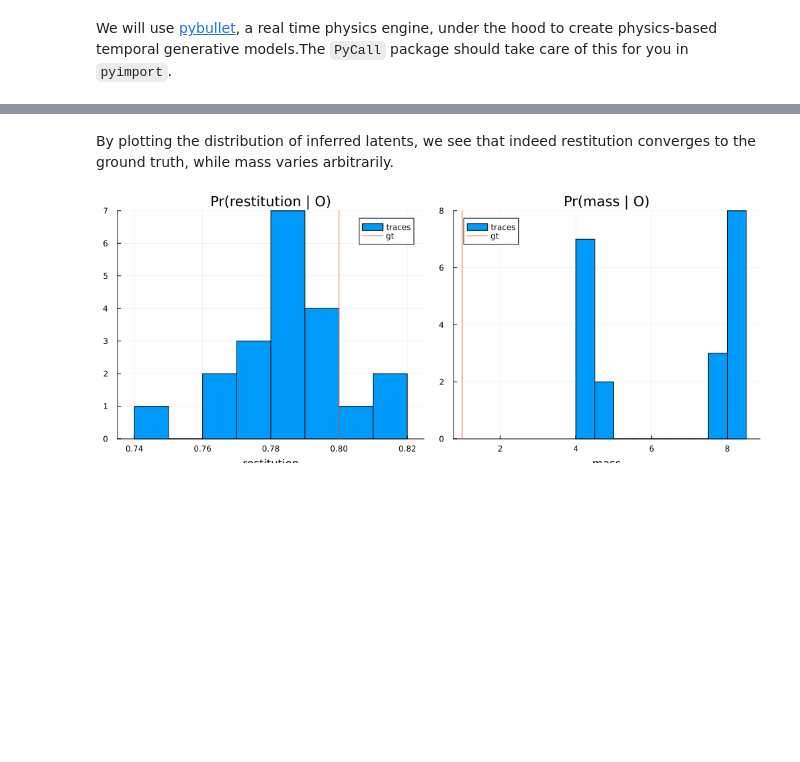
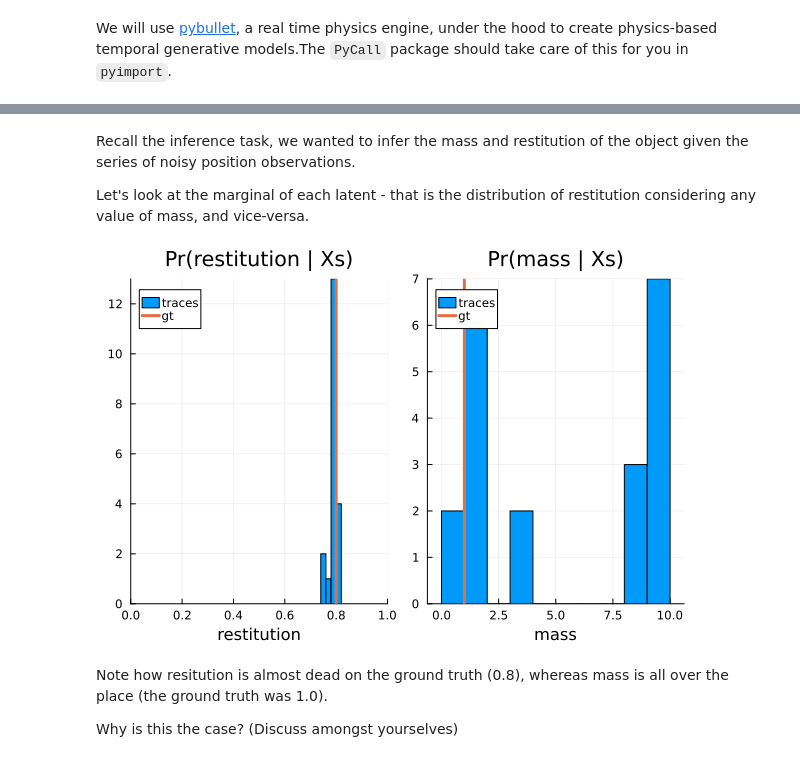
Before and after one commit to CNCLgithub/Algorithms-of-the-Mind, a Jupyter notebook: labs/lab-06/bouncing-balls.ipynb, the cells around one changed output, grey strips where cells are left out. Drawn from its saved outputs; the diff is of its cells as text; code cells hidden in the pictures; blank space fills up the shorter version.

```diff
--- a/labs/lab-06/bouncing-balls.ipynb
+++ b/labs/lab-06/bouncing-balls.ipynb
@@ -459,0 +654,19 @@ Visualizing the predictions of these traces, we can see that the inference proce
+# %%
+"""A truncated normal distribution"""
+struct TruncNorm <: Gen.Distribution{Float64} end
+
+const trunc_norm = TruncNorm()
+
+function Gen.random(::TruncNorm, mu::U, noise::T, low::T, high::T) where {U<:Real,T<:Real}
+    d = Distributions.Truncated(Distributions.Normal(mu, noise),
+                                low, high)
+
+    return Distributions.rand(d)
+end;
+
+function Gen.logpdf(::TruncNorm, x::Float64, mu::U, noise::T, low::T, high::T) where {U<:Real,T<:Real}
+    d = Distributions.Truncated(Distributions.Normal(mu, noise),
+                                low, high)
+
+    return Distributions.logpdf(d, x)
+end;
@@ -465,32 +720,41 @@ Plots.AnimatedGif("/Users/john/10-projects/10.02-algorithms-of-the-mind/labs/lab
-# %% [markdown]
-By plotting the distribution of inferred latents, we see that indeed restitution converges to the ground truth, while mass varies arbitrarily.
+# %% [markdown]
+Recall the inference task, we wanted to infer the mass and restitution of the object given the series of noisy position observations.
+
+Let's look at the marginal of each latent - that is the distribution of restitution considering any value of mass, and vice-versa.
 # %%
 function get_latents(traces::Vector{<:Gen.Trace})
     n = length(traces)
     mass = Vector{Float64}(undef, n)
     restitution = Vector{Float64}(undef, n)
     for i = 1:n
-        mass[i] = traces[i][:prior => 1 => :mass]
-        restitution[i] = traces[i][:prior => 1 => :restitution]
+        mass[i] = traces[i][:latents => 1 => :mass]
+        restitution[i] = traces[i][:latents => 1 => :restitution]
     end
     (mass, restitution)
 end
 
-function plot_latents(traces::Vector{<:Gen.Trace})
+function plot_latents(traces::Vector{<:Gen.Trace}; gt_mass = 1.0,
+                     gt_res = 0.8)
     mass, restitution = get_latents(traces)
     res_plt = histogram(
-        restitution, title="Pr(restitution | O)",
-        xlabel="restitution", bins=10, label="traces"
+        restitution, title="Pr(restitution | Xs)",
+        xlabel="restitution", label="traces",
+        xlims = (0., 1.0),
+        bins=3
     )
-    vline!(res_plt, [0.8], label = "gt")
+    vline!(res_plt, [gt_res], label = "gt", linewidth=3)
     mass_plt = histogram(
-        mass, title="Pr(mass | O)",
+        mass, title="Pr(mass | Xs)",
         xlabel="mass", bins=10, label="traces"
     )
-    vline!(mass_plt, [1.0], label = "gt")
-    return plot(res_plt, mass_plt,size=(1000,400))
+    vline!(mass_plt, [gt_mass], label = "gt", linewidth=3)
+    return plot(res_plt, mass_plt)
 end
 
 plot_latents(result)
 # %% [output]
-[figure, old version]
+[figure, new version]
+# %% [markdown]
+Note how resitution is almost dead on the ground truth (0.8), whereas mass is all over the place (the ground truth was 1.0).
+
+Why is this the case? (Discuss amongst yourselves)
```
Also changed, not shown: parts of 112 cells of this notebook.
